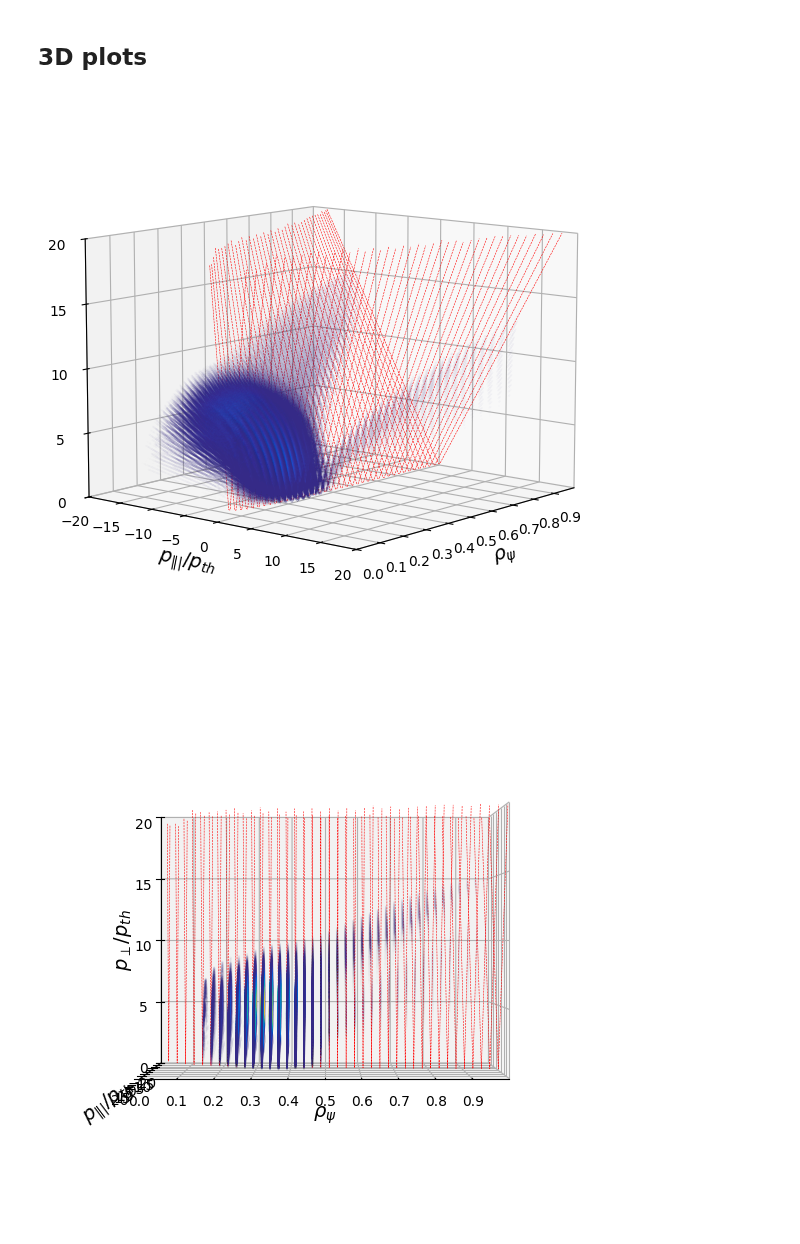
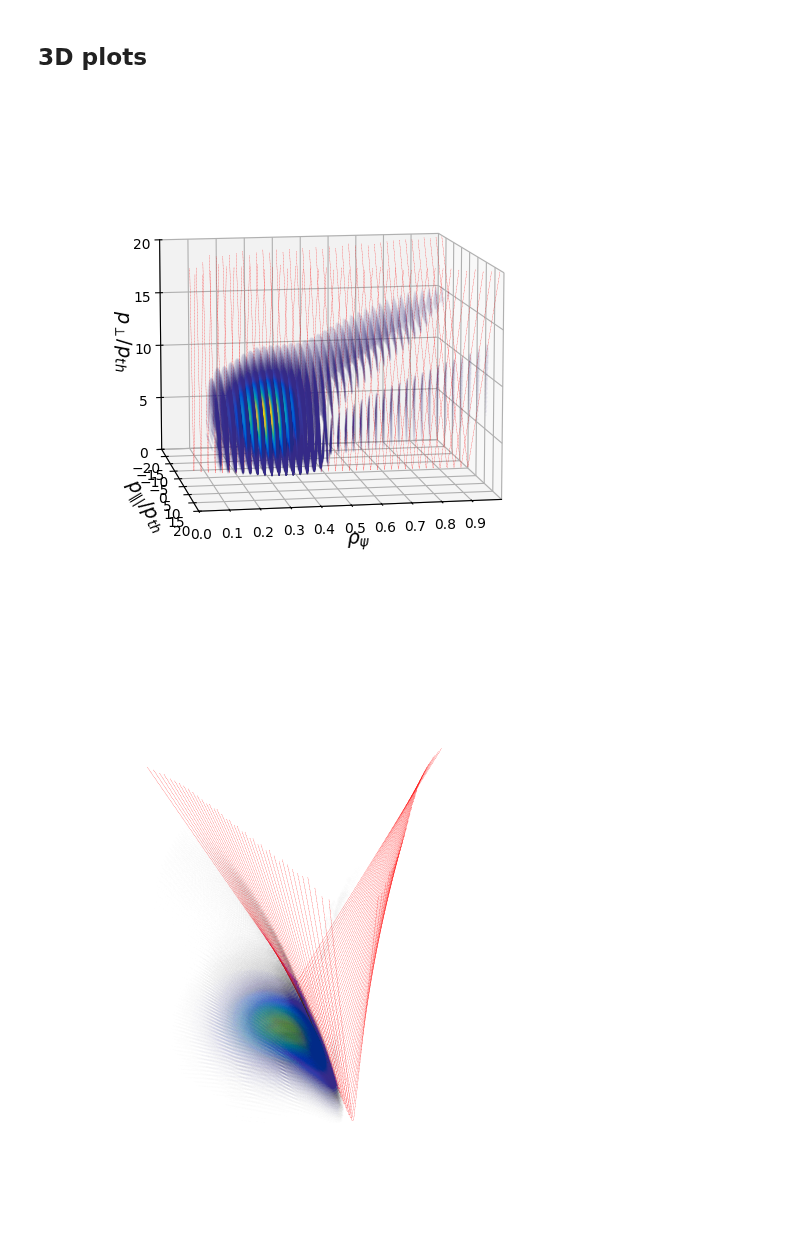
Before and after one commit to EwoutDevlaminck/WKBacca_QL, a Jupyter notebook: Analysis_sparse.ipynb, the cells around one changed output. Saved outputs shown, nothing was run; the diff lists cells and outputs as text; code cells hidden in the pictures.

```diff
--- a/Analysis_sparse.ipynb
+++ b/Analysis_sparse.ipynb
@@ -66,7 +66,7 @@ parula_map = LinearSegmentedColormap.from_list('parula', cm_data)
 parula_map.set_under(cm_data[0])
 # %%
 filename_nofluct    = '/home/devlamin/WKBacca_LUKE_cases/TCV_74302/WKBeam_results/nofluct/QL_waves_TCV74302_1.2_nofluct_sparse.h5'
-filename_fluct      = '/home/devlamin/WKBacca_LUKE_cases/TCV_74302/WKBeam_results/nofluct/QL_waves_TCV74302_1.2_nofluct_sparse.h5'
+filename_fluct      = '/home/devlamin/WKBacca_LUKE_cases/TCV_74302/WKBeam_results/fluct/QL_waves_TCV74302_1.2_fluct_sparse.h5'
 
 matlab_file         = '/home/devlamin/WKBacca_LUKE_cases/TCV_74302/Drf_data.mat'
 # %%
@@ -209,0 +201,17 @@ plt.show()
+# %%
+plt.figure(figsize=(5,4))
+ax = plt.subplot(111)
+ax.plot(rho_abs_nofluct, dP_drho_nofluct[:, 0], label='Quiescent')
+ax.fill_between(rho_abs_nofluct, dP_drho_nofluct[:, 0]-dP_drho_nofluct[:, 1], dP_drho_nofluct[:, 0]+dP_drho_nofluct[:, 1], alpha=0.5)
+ax.plot(rho_abs_fluct, dP_drho_fluct[:, 0], label='Fluctuations')
+ax.fill_between(rho_abs_fluct, dP_drho_fluct[:, 0]-dP_drho_fluct[:, 1], dP_drho_fluct[:, 0]+dP_drho_fluct[:, 1], alpha=0.5)
+ax.set_xlabel(r'$\rho$', fontsize=15)
+ax.set_ylabel(r'$\frac{dP}{d\rho}(MW)$', fontsize=15)
+ax.set_xlim([0, .5])
+ax.set_ylim([0, 5.2])
+ax.spines['right'].set_visible(False)
+ax.spines['top'].set_visible(False)
+plt.legend(fontsize=12)
+plt.tight_layout()
+
+plt.show()
@@ -533,9 +543,9 @@ DRF_pp_fluct_toshow = DRF_pp_fluct_toshow/np.max(DRF_pp_toshow)
 # %%
 # 3D plot of the QL_bounce
 
-fig = plt.figure(figsize=(7,7))
+fig = plt.figure(figsize=(12,7))
 ax = fig.add_subplot(111, projection='3d')
-ax.scatter(rho_values_toshow, ppar_values_toshow, pper_values_toshow, c=DRF_pp_toshow, cmap=parula_map, s=20*DRF_pp_toshow, alpha=.3)
+ax.scatter(rho_values_toshow, ppar_values_toshow, pper_values_toshow, c=DRF_pp_toshow, cmap=parula_map, s=10*DRF_pp_toshow**0.5, alpha=.05)
 
 # Plot a vertical surface
 """
@@ -552,7 +562,7 @@ for i in range(0, len(psi)):
     # Cut the line short when it would leave the box
     p_perp_T_toplot = p_perp_T[(p_perp_T > 0) & (p_perp_T < p_max)]
     p_par_T_toplot = p_par_T[(p_perp_T > 0) & (p_perp_T < p_max)]
-    ax.plot(np.sqrt(psi[i])*np.ones_like(p_par_T_toplot), p_par_T_toplot, p_perp_T_toplot, color='r', linestyle='--', linewidth=0.4)
+    ax.plot(np.sqrt(psi[i])*np.ones_like(p_par_T_toplot), p_par_T_toplot, p_perp_T_toplot, color='r', linestyle='--', linewidth=0.2)
 
 ax.set_xlabel(r'$\rho_{\psi}$', fontsize= 14)
 ax.set_ylabel(r'$p_{\||}/p_{th}$' , fontsize= 14)
@@ -565,48 +575,49 @@ ax.set_yticks(np.arange(-p_max, p_max+1, 5))
 ax.set_zlim([0, p_max])
 ax.set_zticks(np.arange(0, p_max+1, 5))
 
-ax.view_init(elev=10, azim=40)
-
+ax.view_init(elev=10, azim=80)
+ax.set_box_aspect(None, zoom=0.85)
 plt.show()
 # %% [output]
-[figure, old version]
+[figure, new version]
 # %%
 # 3D plot of the QL_bounce
 
 fig = plt.figure(figsize=(7,7))
 ax = fig.add_subplot(111, projection='3d')
-ax.scatter(rho_values_toshow_fluct, ppar_values_toshow_fluct, pper_values_toshow_fluct, c=DRF_pp_fluct_toshow, cmap=parula_map, s=20*DRF_pp_fluct_toshow, alpha=.3)
+ax.scatter(rho_values_toshow_fluct, ppar_values_toshow_fluct, pper_values_toshow_fluct, c=DRF_pp_fluct_toshow, cmap=parula_map, s=1e2*DRF_pp_fluct_toshow, alpha=.01)
 
 # Plot a vertical surface
 """
 rho = RHO[i, 0, 0]
 ax.plot_surface(np.tile(rho, (len(p_norm), len(ksi0_h))).T, PPAR[i], PPER[i], alpha=0.5, color='grey')
 ax.plot([rho, rho], [-16, 16], [-.5, -0.5], color='black', linestyle='dashed', linewidth=1)
 ax.plot([rho, rho], [-16, -16], [-.5, 16], color='black', linestyle='dashed', linewidth=1)
 """
 
 # Plot the trapping line at every rho
 p_par_T = np.linspace(-p_max, p_max, 200)
 for i in range(0, len(psi)):
     p_perp_T = Trapping_line(p_par_T, Trapksi0_fluct, i)
     # Cut the line short when it would leave the box
     p_perp_T_toplot = p_perp_T[(p_perp_T > 0) & (p_perp_T < p_max)]
     p_par_T_toplot = p_par_T[(p_perp_T > 0) & (p_perp_T < p_max)]
-    ax.plot(np.sqrt(psi[i])*np.ones_like(p_par_T_toplot), p_par_T_toplot, p_perp_T_toplot, color='r', linestyle='--', linewidth=0.4)
+    ax.plot(np.sqrt(psi[i])*np.ones_like(p_par_T_toplot), p_par_T_toplot, p_perp_T_toplot, color='r', linestyle='--', linewidth=0.2)
 
 ax.set_xlabel(r'$\rho_{\psi}$', fontsize= 14)
 ax.set_ylabel(r'$p_{\||}/p_{th}$' , fontsize= 14)
 ax.set_zlabel(r'$p_{\perp}/p_{th}$', fontsize= 14, rotation=180)
 
 ax.set_xlim([rho_max, 0])
 ax.set_xticks(np.arange(0, rho_max, 0.1))
 ax.set_ylim([-p_max, p_max])
 ax.set_yticks(np.arange(-p_max, p_max+1, 5))
 ax.set_zlim([0, p_max])
 ax.set_zticks(np.arange(0, p_max+1, 5))
 
-ax.view_init(elev=0, azim=90)
-
+ax.view_init(elev=25, azim=-10)
+#ax.set_box_aspect(None, zoom=0.85)
+ax.set_axis_off()
 plt.show()
 # %% [output]
-[figure, old version]
+[figure, new version]
```
Also changed, not shown: parts of 10 cells of this notebook, 8 other files.
